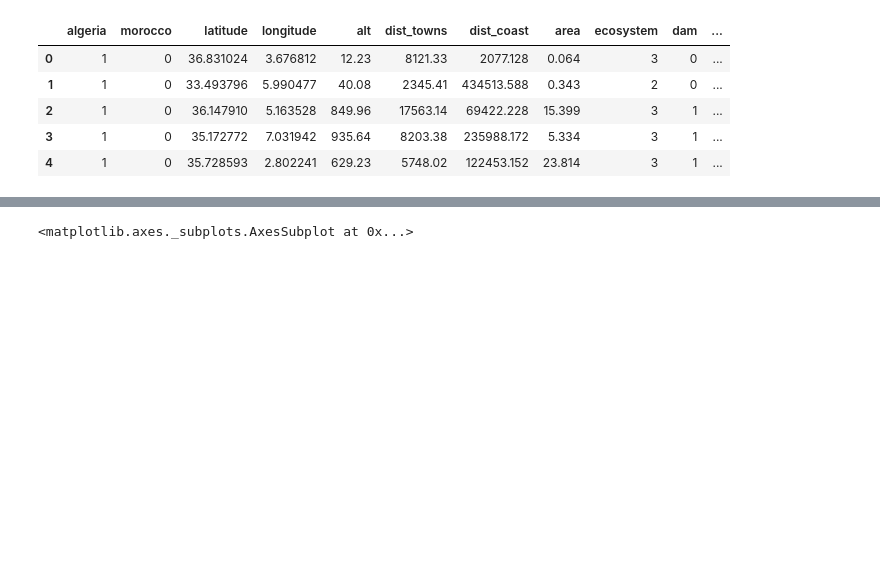
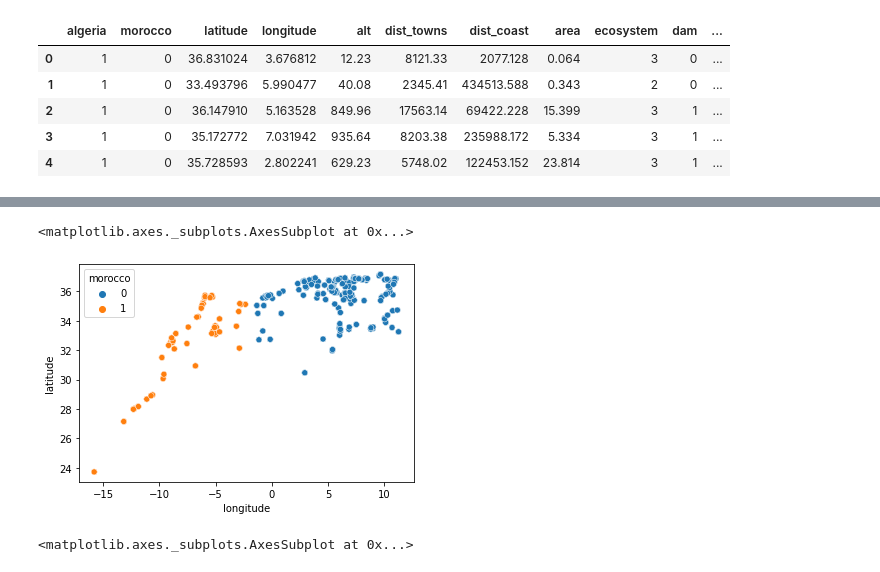
Before and after one commit to igmim-yassine/Prediction-of-the-abundance-of-the-northern-shoveler, a Jupyter notebook: projet_semaine2.ipynb, the cells around one changed output, grey strips where cells are left out. Drawn from its saved outputs; the diff is of its cells as text; code cells hidden in the pictures; blank space fills up the shorter version.

```diff
--- a/projet_semaine2.ipynb
+++ b/projet_semaine2.ipynb
@@ -270,3 +285,8 @@ data.head()
+# %%
+sns.scatterplot(x = 'longitude' , y = 'latitude' , hue= 'morocco' , data = data)
+# %% [output]
+<matplotlib.axes._subplots.AxesSubplot at 0x...>
+[figure, added]
 # %%
 sns.scatterplot(x = 'longitude' , y = 'latitude' , hue= 'dam' , data = data)
 # %% [output]
```
Also changed, not shown: parts of 12 cells of this notebook.
